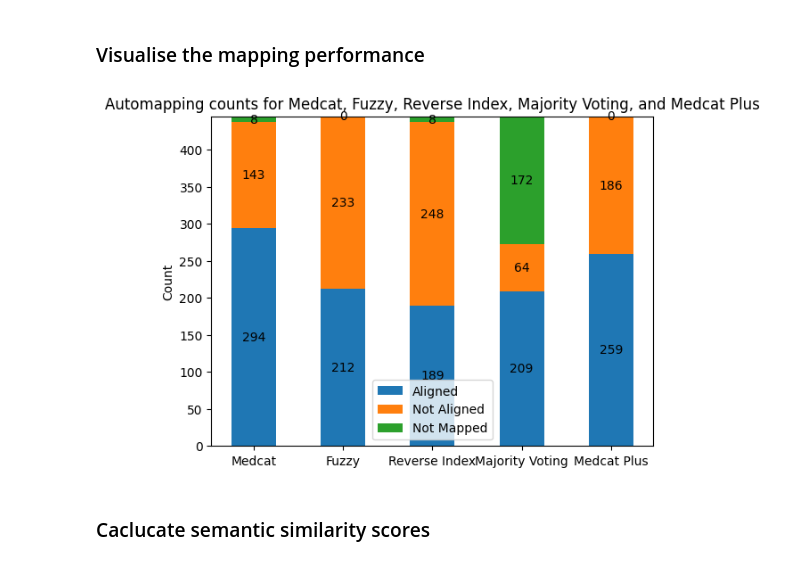
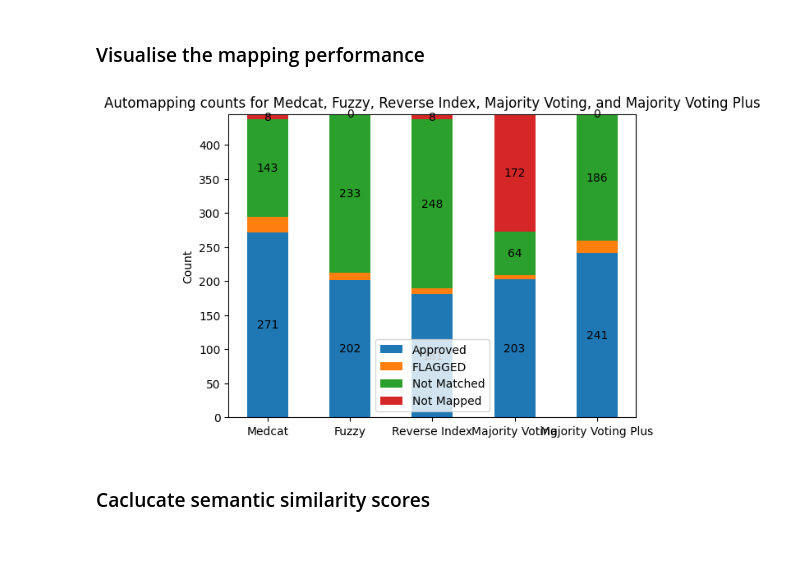
Before and after one commit to ryashpal/EHRQC, a Jupyter notebook: notebooks/python/concept_mapping/medcat_snomed.ipynb, the cells around one changed output. Saved outputs shown, nothing was run; the diff lists cells and outputs as text; code cells hidden in the pictures.

Commit message:
adding majority voting plus analysis

```diff
--- a/notebooks/python/concept_mapping/medcat_snomed.ipynb
+++ b/notebooks/python/concept_mapping/medcat_snomed.ipynb
@@ -129,7 +129,7 @@ mappedIllnessMajorityVotingDf.majorityVoting = mappedIllnessMajorityVotingDf.maj
 mappedIllnessMajorityVotingDf.searchPhrase = mappedIllnessMajorityVotingDf.searchPhrase.apply(lambda x: str(x[0]))
 # %%
 mappedIllnessCuratedDf = sourceIllnessDf\
-    .merge(illnessDf, how='left', left_on='conceptId', right_on='concept_id')[['sourceName', 'sourceValueCode', 'concept_name']]
-mappedIllnessCuratedDf = mappedIllnessCuratedDf.rename(columns={'concept_name': 'curatedConcept'})
+    .merge(illnessDf, how='left', left_on='conceptId', right_on='concept_id')[['sourceName', 'sourceValueCode', 'concept_name', 'mappingStatus']]
+mappedIllnessCuratedDf = mappedIllnessCuratedDf.rename(columns={'concept_name': 'curatedConcept', 'mappingStatus': 'curatedStatus'})
 mappedIllnessCuratedDf
 # %% [output]
@@ -171,5 +171,5 @@ mappedIllnessFullDf
 # %%
-mappedIllnessFullDf['medcatPlus'] = mappedIllnessFullDf.majorityVoting
-mappedIllnessFullDf.loc[mappedIllnessFullDf.majorityVoting.isna(), 'medcatPlus'] = mappedIllnessFullDf[mappedIllnessFullDf.majorityVoting.isna()].apply(func=getMaxConcept, axis=1)
+mappedIllnessFullDf['majorityVotingPlus'] = mappedIllnessFullDf.majorityVoting
+mappedIllnessFullDf.loc[mappedIllnessFullDf.majorityVoting.isna(), 'majorityVotingPlus'] = mappedIllnessFullDf[mappedIllnessFullDf.majorityVoting.isna()].apply(func=getMaxConcept, axis=1)
 mappedIllnessFullDf
 # %% [output]
@@ -191,48 +191,56 @@ mappedIllnessFullDf
 # %%
 import matplotlib.pyplot as plt
 
 
-labels = ['Medcat', 'Fuzzy', 'Reverse Index', 'Majority Voting', 'Medcat Plus']
+labels = ['Medcat', 'Fuzzy', 'Reverse Index', 'Majority Voting', 'Majority Voting Plus']
+approved = [
+       mappedIllnessFullDf[(mappedIllnessFullDf.curatedStatus == 'APPROVED') & (mappedIllnessFullDf.curatedConcept == mappedIllnessFullDf.medcatConcept)].shape[0],
+       mappedIllnessFullDf[(mappedIllnessFullDf.curatedStatus == 'APPROVED') & (mappedIllnessFullDf.curatedConcept == mappedIllnessFullDf.fuzzyConcept)].shape[0],
+       mappedIllnessFullDf[(mappedIllnessFullDf.curatedStatus == 'APPROVED') & (mappedIllnessFullDf.curatedConcept == mappedIllnessFullDf.reverseIndexConcept)].shape[0],
+       mappedIllnessFullDf[(mappedIllnessFullDf.curatedStatus == 'APPROVED') & (mappedIllnessFullDf.curatedConcept == mappedIllnessFullDf.majorityVoting)].shape[0],
+       mappedIllnessFullDf[(mappedIllnessFullDf.curatedStatus == 'APPROVED') & (mappedIllnessFullDf.curatedConcept == mappedIllnessFullDf.majorityVotingPlus)].shape[0],
+       ]
+flagged = [
+       mappedIllnessFullDf[(mappedIllnessFullDf.curatedStatus == 'FLAGGED') & (mappedIllnessFullDf.curatedConcept == mappedIllnessFullDf.medcatConcept)].shape[0],
+       mappedIllnessFullDf[(mappedIllnessFullDf.curatedStatus == 'FLAGGED') & (mappedIllnessFullDf.curatedConcept == mappedIllnessFullDf.fuzzyConcept)].shape[0],
+       mappedIllnessFullDf[(mappedIllnessFullDf.curatedStatus == 'FLAGGED') & (mappedIllnessFullDf.curatedConcept == mappedIllnessFullDf.reverseIndexConcept)].shape[0],
+       mappedIllnessFullDf[(mappedIllnessFullDf.curatedStatus == 'FLAGGED') & (mappedIllnessFullDf.curatedConcept == mappedIllnessFullDf.majorityVoting)].shape[0],
+       mappedIllnessFullDf[(mappedIllnessFullDf.curatedStatus == 'FLAGGED') & (mappedIllnessFullDf.curatedConcept == mappedIllnessFullDf.majorityVotingPlus)].shape[0],
+       ]
 not_mapped = [
        (mappedIllnessFullDf.shape[0] - mappedIllnessFullDf.medcatConcept.notna().sum()),
        (mappedIllnessFullDf.shape[0] - mappedIllnessFullDf.fuzzyConcept.notna().sum()),
        (mappedIllnessFullDf.shape[0] - mappedIllnessFullDf.reverseIndexConcept.notna().sum()),
        (mappedIllnessFullDf.shape[0] - mappedIllnessFullDf.majorityVoting.notna().sum()),
-       (mappedIllnessFullDf.shape[0] - mappedIllnessFullDf.medcatPlus.notna().sum()),
-       ]
-matching = [
-       mappedIllnessFullDf[mappedIllnessFullDf.curatedConcept == mappedIllnessFullDf.medcatConcept].shape[0],
-       mappedIllnessFullDf[mappedIllnessFullDf.curatedConcept == mappedIllnessFullDf.fuzzyConcept].shape[0],
-       mappedIllnessFullDf[mappedIllnessFullDf.curatedConcept == mappedIllnessFullDf.reverseIndexConcept].shape[0],
-       mappedIllnessFullDf[mappedIllnessFullDf.curatedConcept == mappedIllnessFullDf.majorityVoting].shape[0],
-       mappedIllnessFullDf[mappedIllnessFullDf.curatedConcept == mappedIllnessFullDf.medcatPlus].shape[0],
+       (mappedIllnessFullDf.shape[0] - mappedIllnessFullDf.majorityVotingPlus.notna().sum()),
        ]
 not_matching = [
        mappedIllnessFullDf[mappedIllnessFullDf.medcatConcept.notna() & (mappedIllnessFullDf.curatedConcept != mappedIllnessFullDf.medcatConcept)].shape[0],
        mappedIllnessFullDf[mappedIllnessFullDf.fuzzyConcept.notna() & (mappedIllnessFullDf.curatedConcept != mappedIllnessFullDf.fuzzyConcept)].shape[0],
        mappedIllnessFullDf[mappedIllnessFullDf.reverseIndexConcept.notna() & (mappedIllnessFullDf.curatedConcept != mappedIllnessFullDf.reverseIndexConcept)].shape[0],
        mappedIllnessFullDf[mappedIllnessFullDf.majorityVoting.notna() & (mappedIllnessFullDf.curatedConcept != mappedIllnessFullDf.majorityVoting)].shape[0],
-       mappedIllnessFullDf[mappedIllnessFullDf.medcatPlus.notna() & (mappedIllnessFullDf.curatedConcept != mappedIllnessFullDf.medcatPlus)].shape[0],
+       mappedIllnessFullDf[mappedIllnessFullDf.majorityVotingPlus.notna() & (mappedIllnessFullDf.curatedConcept != mappedIllnessFullDf.majorityVotingPlus)].shape[0],
        ]
 width = 0.5       # the width of the bars: can also be len(x) sequence
 
 fig, ax = plt.subplots()
 
-p1 = ax.bar(labels, matching, width, label='Aligned')
-p2 = ax.bar(labels, not_matching, width, bottom=matching, label='Not Aligned')
-p3 = ax.bar(labels, not_mapped, width, bottom=[v + not_matching[i] for i, v in enumerate(matching)], label='Not Mapped')
+p1 = ax.bar(labels, approved, width, label='Approved')
+p2 = ax.bar(labels, flagged, width, bottom=approved, label='FLAGGED')
+p2 = ax.bar(labels, not_matching, width, bottom=[v + flagged[i] for i, v in enumerate(approved)], label='Not Matched')
+p3 = ax.bar(labels, not_mapped, width, bottom=[a + f + not_matching[i] for i, (a, f) in enumerate(zip(approved, flagged))], label='Not Mapped')
 
 ax.set_ylabel('Count')
-ax.set_title('Automapping counts for Medcat, Fuzzy, Reverse Index, Majority Voting, and Medcat Plus')
+ax.set_title('Automapping counts for Medcat, Fuzzy, Reverse Index, Majority Voting, and Majority Voting Plus')
 ax.legend()
 
 ax.bar_label(p1, label_type='center')
 ax.bar_label(p2, label_type='center')
 ax.bar_label(p3, label_type='center')
 
 plt.show()
 # %% [output]
-[figure, old version]
+[figure, new version]
 # %% [markdown]
 ### Caclucate semantic similarity scores
 # %%
```
Also changed, not shown: parts of 16 cells of this notebook.
